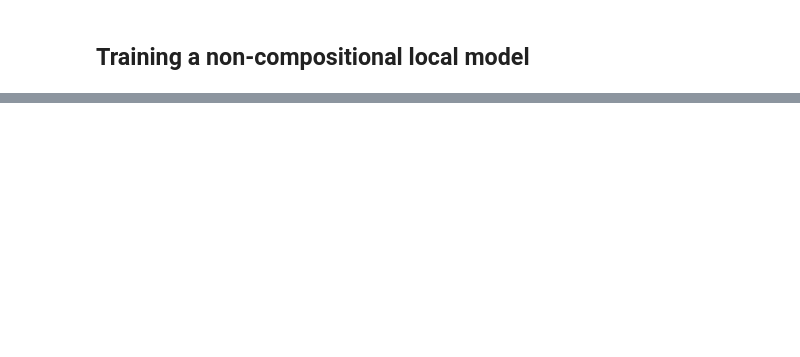
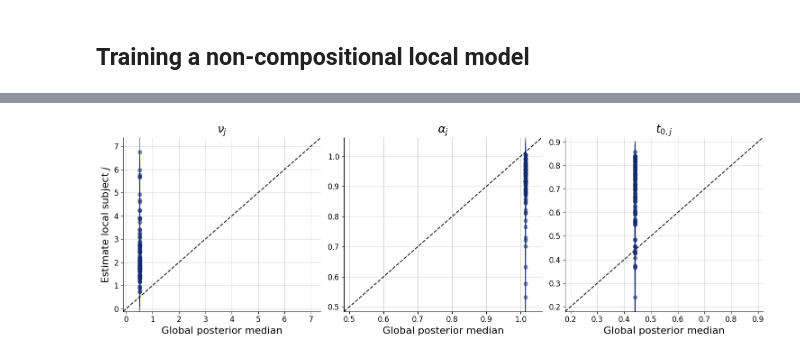
Before and after one commit to vepe99/diffusion-experiments, a Jupyter notebook: case_study4/partial_pooling.ipynb, the cells around one changed output, grey strips where cells are left out. Saved outputs shown, nothing was run; the diff lists cells and outputs as text; code cells hidden in the pictures; blank space fills up the shorter version.

```diff
--- a/case_study4/partial_pooling.ipynb
+++ b/case_study4/partial_pooling.ipynb
@@ -264,9 +336,3 @@ if not os.path.exists(model_path):
     workflow_local.approximator.save(model_path)
 else:
     workflow_local.approximator = keras.models.load_model(model_path)
-# %%
-diagnostics_plots = workflow_local.plot_default_diagnostics(test_data=validation_data, num_samples=100,
-                                                            calibration_ecdf_kwargs={"difference": True},
-                                                            variable_names=pretty_param_names_local)
-for k in diagnostics_plots.keys():
-    diagnostics_plots[k].savefig(f"{storage}partial_pooling_subject_local_{k}.png")
@@ -272,0 +385,39 @@ for k in diagnostics_plots.keys():
+# %%
+# one global sample per subject
+dataset_id = 0
+test_data_local_dataset = {
+    'sim_data': np.tile(test_data_comp_subjects['sim_data'][dataset_id][..., None], 100).reshape(-1, n_trials, 2),
+    'mu_nu': test_posterior_comp_subjects['mu_nu'].reshape(-1, 1),
+    'mu_log_alpha': test_posterior_comp_subjects['mu_log_alpha'].reshape(-1, 1),
+    'mu_log_t0': test_posterior_comp_subjects['mu_log_t0'].reshape(-1, 1),
+    'log_sigma_nu': test_posterior_comp_subjects['log_sigma_nu'].reshape(-1, 1),
+    'log_sigma_log_alpha': test_posterior_comp_subjects['log_sigma_log_alpha'].reshape(-1, 1),
+    'log_sigma_log_t0': test_posterior_comp_subjects['log_sigma_log_t0'].reshape(-1, 1),
+    'beta_raw': test_posterior_comp_subjects['beta_raw'].reshape(-1, 1),
+
+    # true local params for evaluation
+    'nu': test_data_comp_subjects['nu'][dataset_id].reshape(-1, 1),
+    'alpha': test_data_comp_subjects['alpha'][dataset_id].reshape(-1, 1),
+    't0': test_data_comp_subjects['t0'][dataset_id].reshape(-1, 1),
+}
+
+test_local_samples_dataset = workflow_local.sample(conditions=test_data_local_dataset, num_samples=1)
+# %%
+for key in test_local_samples_dataset.keys():
+    test_local_samples_dataset[key] = test_local_samples_dataset[key].reshape(*test_posterior_comp_subjects['mu_nu'].shape)
+
+posterior_global_medians = {k: np.median(v, axis=1) for k, v in test_posterior_comp_subjects.items()}
+posterior_global_medians['nu'] =  np.tile(posterior_global_medians['mu_nu'][dataset_id], 100)
+posterior_global_medians['alpha'] =  np.tile(np.exp(posterior_global_medians['mu_log_alpha'])[dataset_id], 100)
+posterior_global_medians['t0'] = np.tile(np.exp(posterior_global_medians['mu_log_t0'])[dataset_id], 100)
+# %%
+fig = bf.diagnostics.recovery(
+    estimates=test_local_samples_dataset,
+    targets=posterior_global_medians,
+    xlabel='Global posterior median',
+    ylabel="Estimate local subject $j$",
+    variable_names=pretty_param_names_local,
+    add_corr=False
+)
+# %% [output]
+[figure, added]
```
Also changed, not shown: parts of 21 cells of this notebook, 19 other files.
